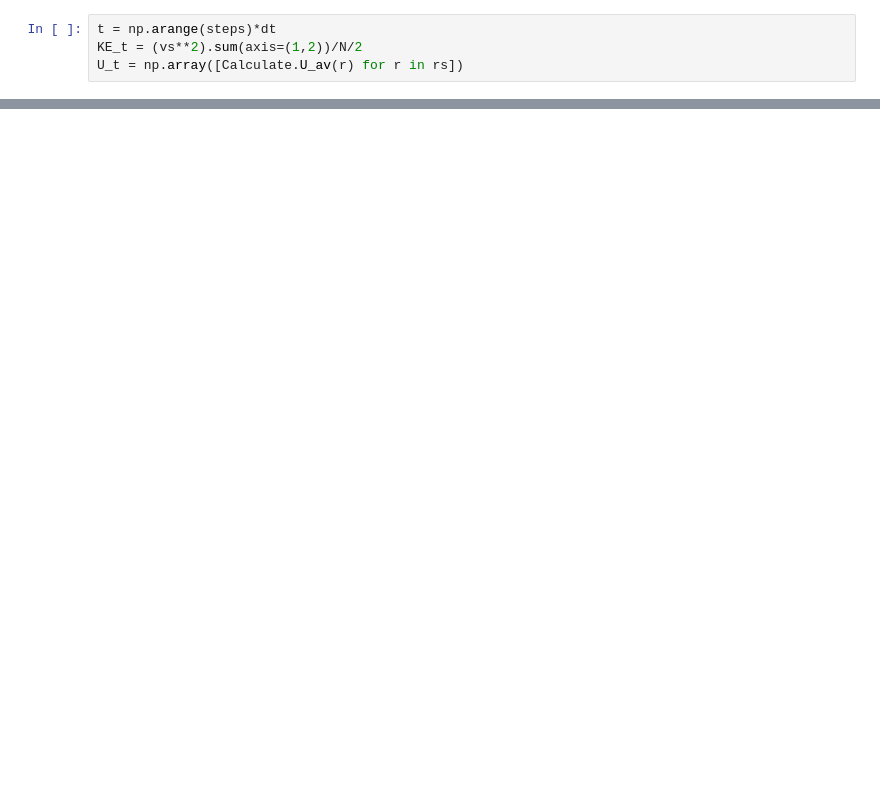
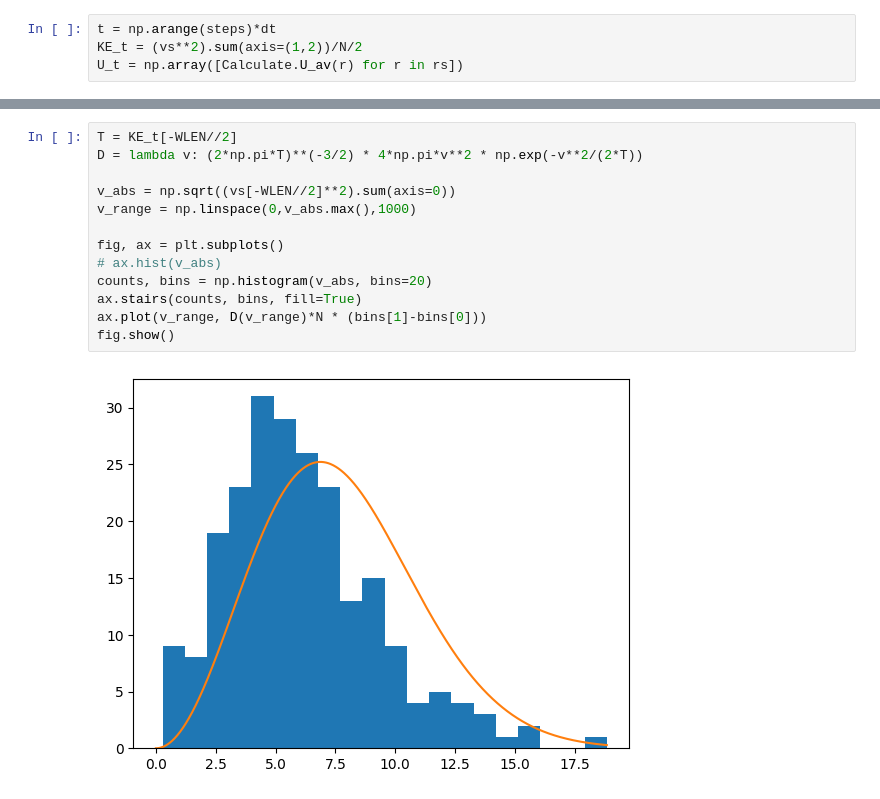
Before and after one commit to julius-clegg/Molecular-Dynamics-Simulation, a Jupyter notebook: PHYS2020 Project.ipynb, the cells around one changed output, grey strips where cells are left out. Drawn from its saved outputs; the diff is of its cells as text; blank space fills up the shorter version.

```diff
--- a/PHYS2020 Project.ipynb
+++ b/PHYS2020 Project.ipynb
@@ -306,0 +306,15 @@ fig1.show()
+# %%
+T = KE_t[-WLEN//2]
+D = lambda v: (2*np.pi*T)**(-3/2) * 4*np.pi*v**2 * np.exp(-v**2/(2*T))
+
+v_abs = np.sqrt((vs[-WLEN//2]**2).sum(axis=0))
+v_range = np.linspace(0,v_abs.max(),1000)
+
+fig, ax = plt.subplots()
+# ax.hist(v_abs)
+counts, bins = np.histogram(v_abs, bins=20)
+ax.stairs(counts, bins, fill=True)
+ax.plot(v_range, D(v_range)*N * (bins[1]-bins[0]))
+fig.show()
+# %% [output]
+[figure, added]
```
Also changed, not shown: parts of 6 cells of this notebook, 1 other file.
